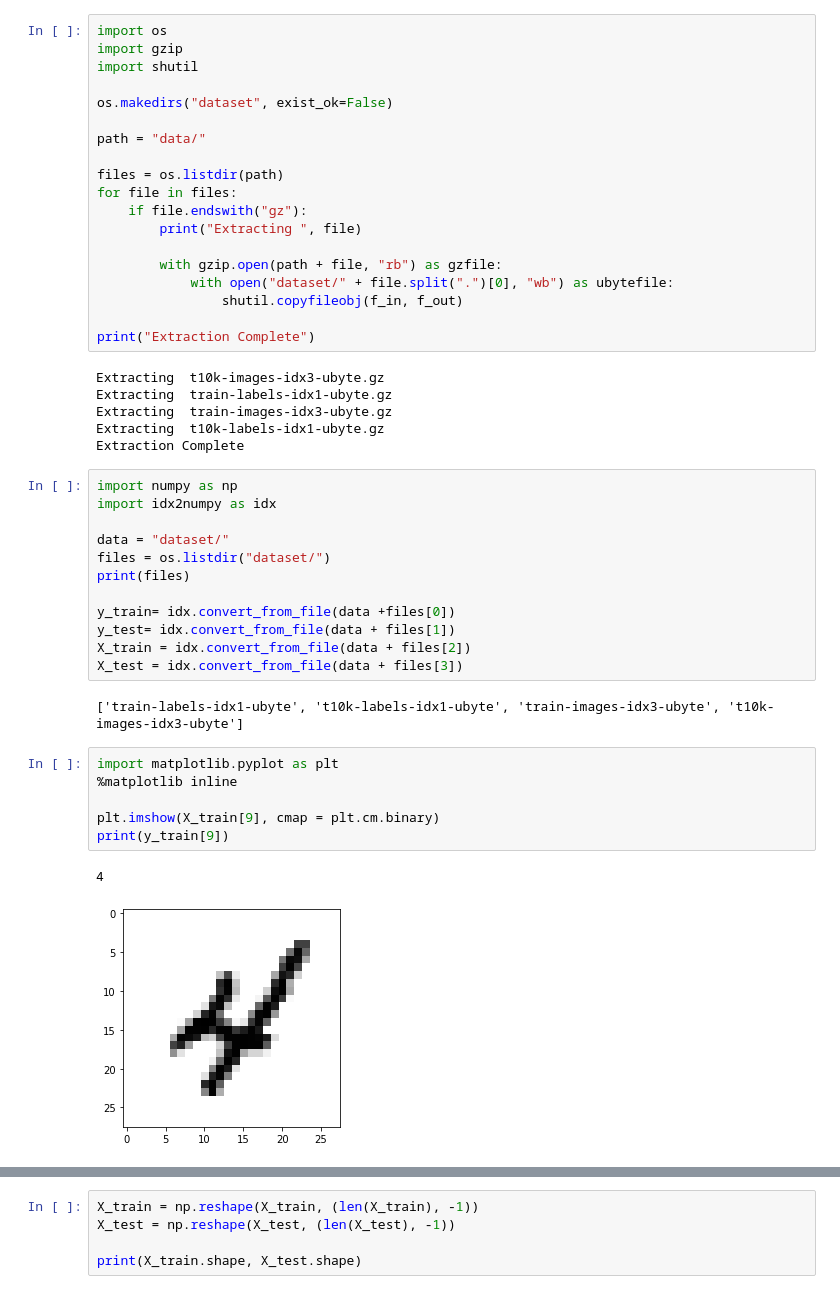
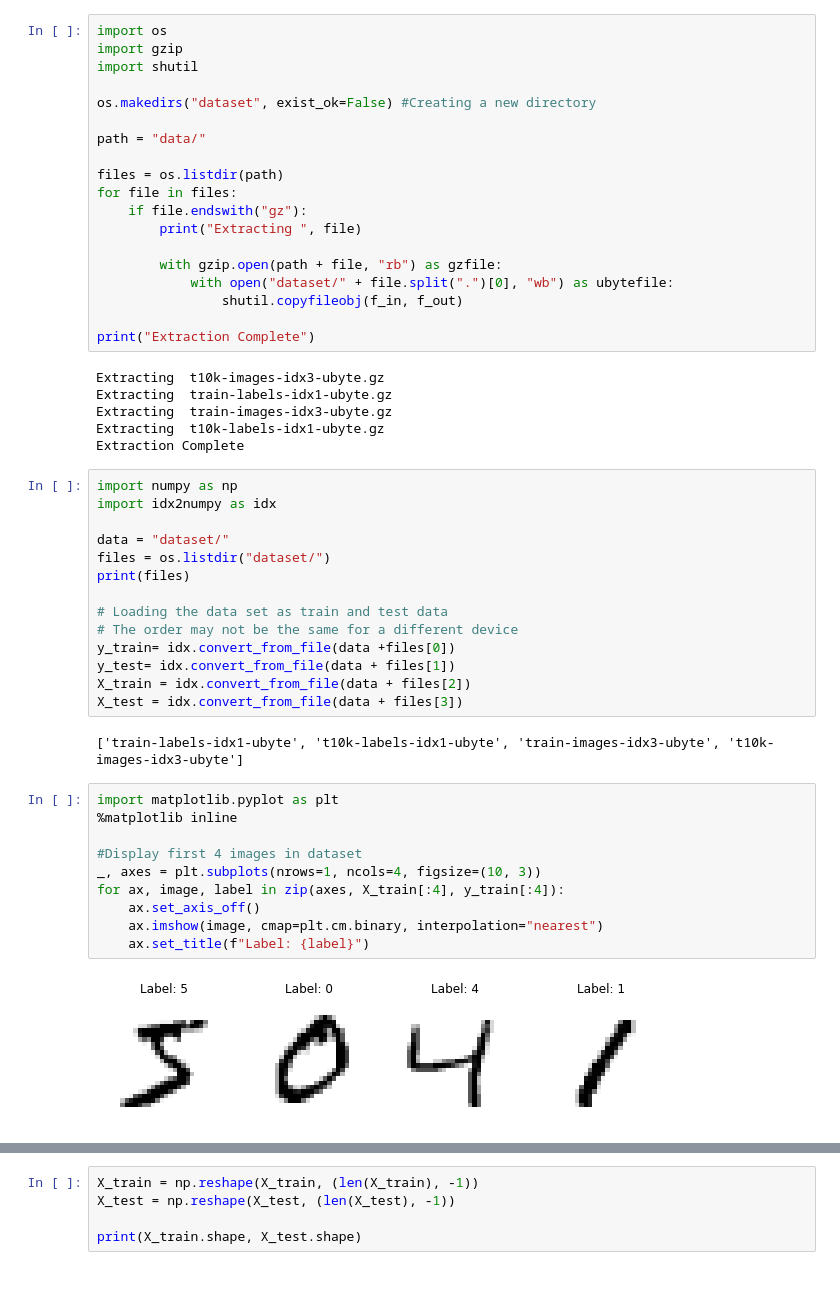
Before and after one commit to Aryan-909/MNIST_classifier, a Jupyter notebook: mnist_digit_classifier.ipynb, the cells around one changed output, grey strips where cells are left out. Saved outputs shown, nothing was run; the diff lists cells and outputs as text.

```diff
--- a/mnist_digit_classifier.ipynb
+++ b/mnist_digit_classifier.ipynb
@@ -3,7 +7,7 @@ import os
 import gzip
 import shutil
 
-os.makedirs("dataset", exist_ok=False)
+os.makedirs("dataset", exist_ok=False) #Creating a new directory
 
 path = "data/"
 
@@ -31,18 +35,23 @@ data = "dataset/"
 files = os.listdir("dataset/")
 print(files)
 
+# Loading the data set as train and test data
+# The order may not be the same for a different device
 y_train= idx.convert_from_file(data +files[0])
 y_test= idx.convert_from_file(data + files[1])
 X_train = idx.convert_from_file(data + files[2])
 X_test = idx.convert_from_file(data + files[3])
 # %% [output]
 ['train-labels-idx1-ubyte', 't10k-labels-idx1-ubyte', 'train-images-idx3-ubyte', 't10k-images-idx3-ubyte']
-# %%
-import matplotlib.pyplot as plt
-%matplotlib inline
-
-plt.imshow(X_train[9], cmap = plt.cm.binary)
-print(y_train[9])
-# %% [output]
-4
-[figure, removed]
+# %%
+import matplotlib.pyplot as plt
+%matplotlib inline
+
+#Display first 4 images in dataset
+_, axes = plt.subplots(nrows=1, ncols=4, figsize=(10, 3))
+for ax, image, label in zip(axes, X_train[:4], y_train[:4]):
+    ax.set_axis_off()
+    ax.imshow(image, cmap=plt.cm.binary, interpolation="nearest")
+    ax.set_title(f"Label: {label}")
+# %% [output]
+[figure, added]
```
Also changed, not shown: parts of 7 cells of this notebook.
